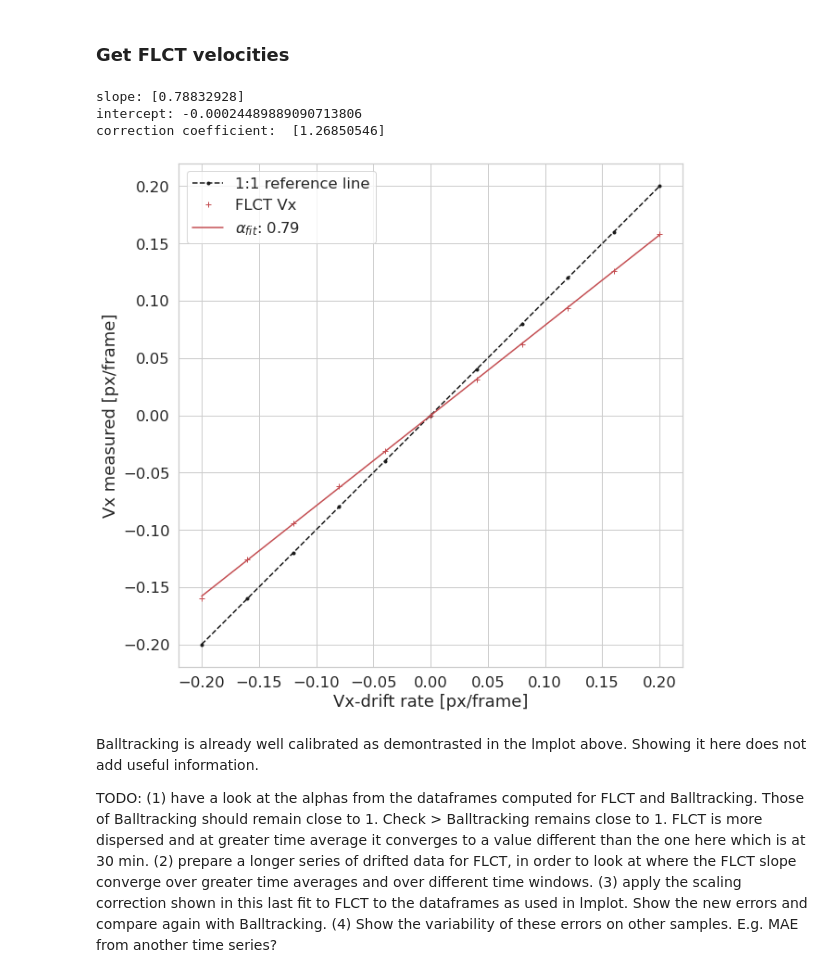
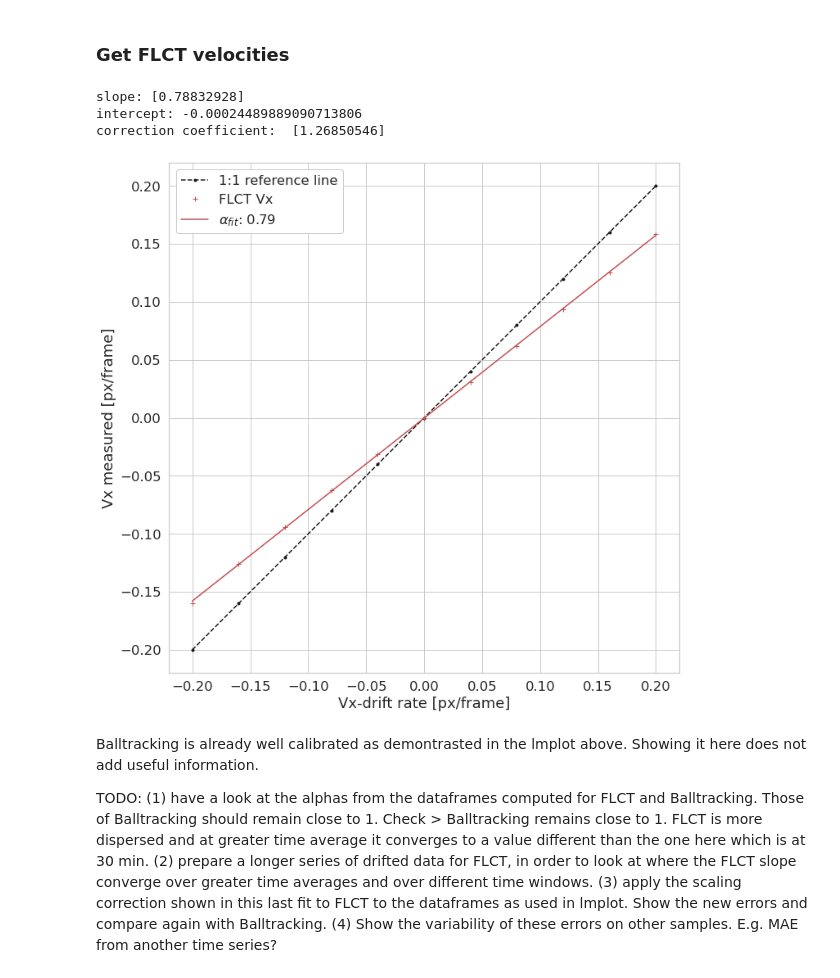
Before and after one commit to raphael-attie/sunflower, a Jupyter notebook: Comparisons/DeepVelU_FLCT_Balltracking_60frames.ipynb, the cells around one changed output. Drawn from its saved outputs; the diff is of its cells as text; code cells hidden in the pictures.

```diff
--- a/Comparisons/DeepVelU_FLCT_Balltracking_60frames.ipynb
+++ b/Comparisons/DeepVelU_FLCT_Balltracking_60frames.ipynb
@@ -237,24 +237,27 @@ vx_rates = np.arange(-0.2, 0.21, dv)
 # %%
 model = LinearRegression().fit(vx_rates.reshape((-1,1)), flct_vx_drifts)
 vx_pred = model.predict(vx_rates.reshape((-1,1)))
 print('slope:', model.coef_)
 print('intercept:', model.intercept_)
 
 plt.figure(figsize=(10,10))
 plt.plot(vx_rates, vx_rates, 'k.--', label='1:1 reference line')
 plt.plot(vx_rates, flct_vx_drifts, 'r+', label='FLCT Vx')
 plt.plot(vx_rates, vx_pred, 'r-', label=rf'$\alpha_{{fit}}$: {model.coef_[0]:.2f}')
 plt.gca().set_aspect('equal')
 plt.xlabel('Vx-drift rate [px/frame]'), plt.ylabel('Vx measured [px/frame]')
 plt.legend()
-
+plt.grid(True)
+plt.tight_layout()
 a_flct = 1/model.coef_
 print('correction coefficient: ', 1/model.coef_)
+plt.savefig(Path(outputdir, 'drift_stein_flct_calibration.png'))
+plt.savefig(Path(outputdir, 'drift_stein_flct_calibration.jpg'))
 # %% [output]
 slope: [0.78832928]
 intercept: -0.00024489889090713806
 correction coefficient:  [1.26850546]
-[figure, old version]
+[figure, new version]
 # %% [markdown]
 Balltracking is already well calibrated as demontrasted in the lmplot above. Showing it here does not add useful information.
 
```
Also changed, not shown: parts of 15 cells of this notebook, 8 other files.
